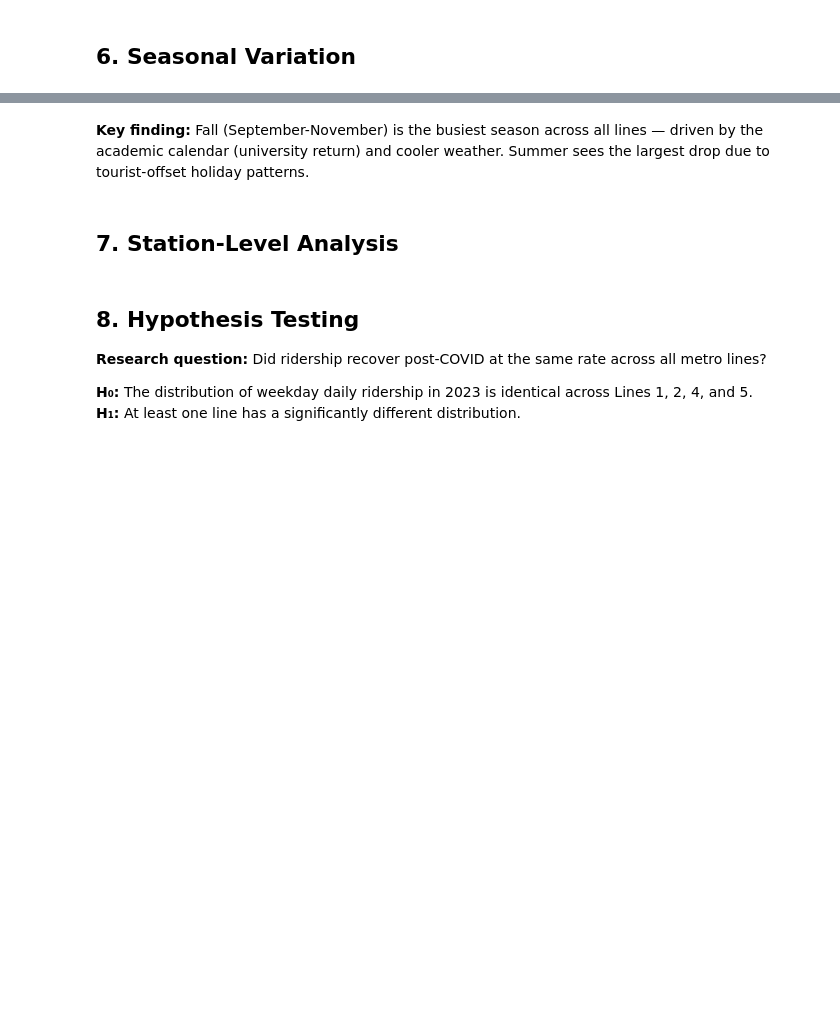
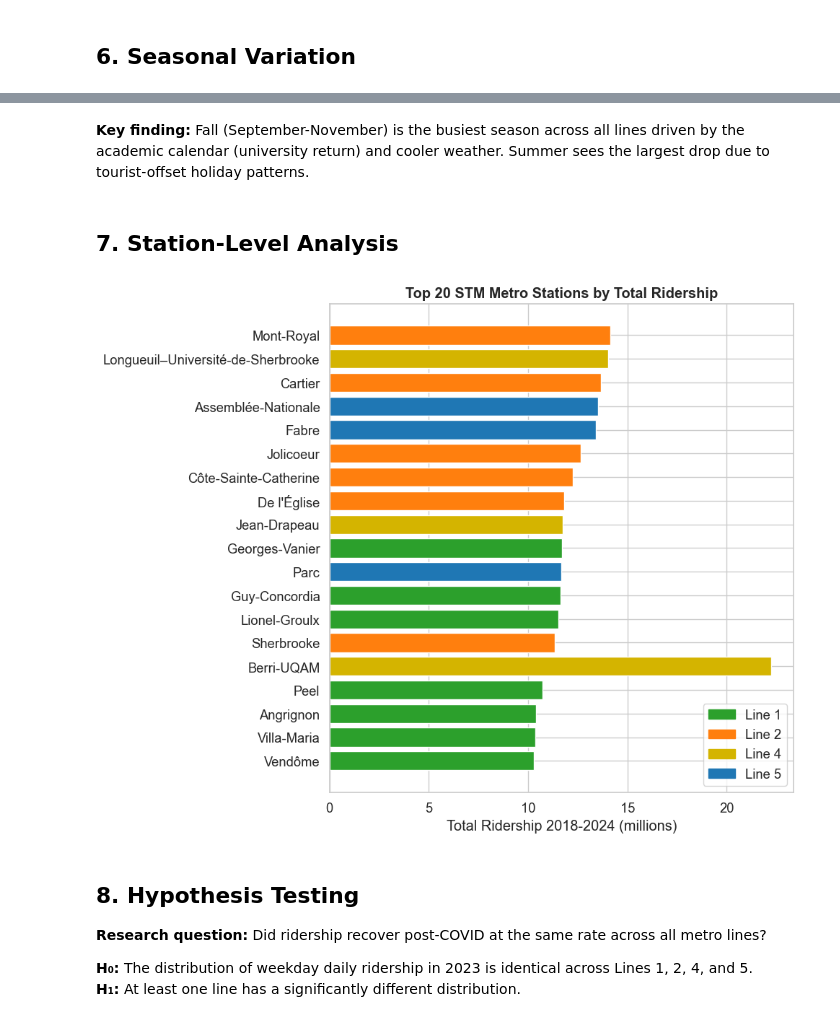
Before and after one commit to Stellatwara/Stellatwara, a Jupyter notebook: mtl-transit-analytics/notebooks/01_exploratory_analysis.ipynb, the cells around one changed output, grey strips where cells are left out. Saved outputs shown, nothing was run; the diff lists cells and outputs as text; code cells hidden in the pictures; blank space fills up the shorter version.

```diff
--- a/mtl-transit-analytics/notebooks/01_exploratory_analysis.ipynb
+++ b/mtl-transit-analytics/notebooks/01_exploratory_analysis.ipynb
@@ -232,29 +320,37 @@ print(pivot2.round(1).to_string())
 # %% [markdown]
-**Key finding:** Fall (September-November) is the busiest season across all lines —
+**Key finding:** Fall (September-November) is the busiest season across all lines
 driven by the academic calendar (university return) and cooler weather.
 Summer sees the largest drop due to tourist-offset holiday patterns.
 # %% [markdown]
 ## 7. Station-Level Analysis
 # %%
 stations = con.execute("""
-    SELECT station_name, line_id, total_ridership / 1e6 AS ridership_M
-    FROM agg_station_rank
+    SELECT
+        s.station_name,
+        f.line_id,
+        SUM(f.ridership) / 1e6 AS ridership_M
+    FROM fact_ridership f
+    JOIN dim_stations s USING (station_id)
+    GROUP BY s.station_name, f.line_id
+    ORDER BY ridership_M DESC
     LIMIT 20
 """).df().sort_values('ridership_M')
 
 colors = [LINE_PALETTE.get(str(lid), 'grey') for lid in stations['line_id']]
 
 fig, ax = plt.subplots(figsize=(10, 8))
 ax.barh(stations['station_name'], stations['ridership_M'], color=colors)
 ax.set_xlabel('Total Ridership 2018-2024 (millions)')
 ax.set_title('Top 20 STM Metro Stations by Total Ridership', fontweight='bold')
 
 # Legend patches
 import matplotlib.patches as mpatches
 patches = [mpatches.Patch(color=v, label=f'Line {k}') for k, v in LINE_PALETTE.items()]
 ax.legend(handles=patches, loc='lower right')
 fig.tight_layout()
 plt.show()
+# %% [output]
+[figure, added]
 # %% [markdown]
 ## 8. Hypothesis Testing
 
```
Also changed, not shown: parts of 17 cells of this notebook, 7 other files.
